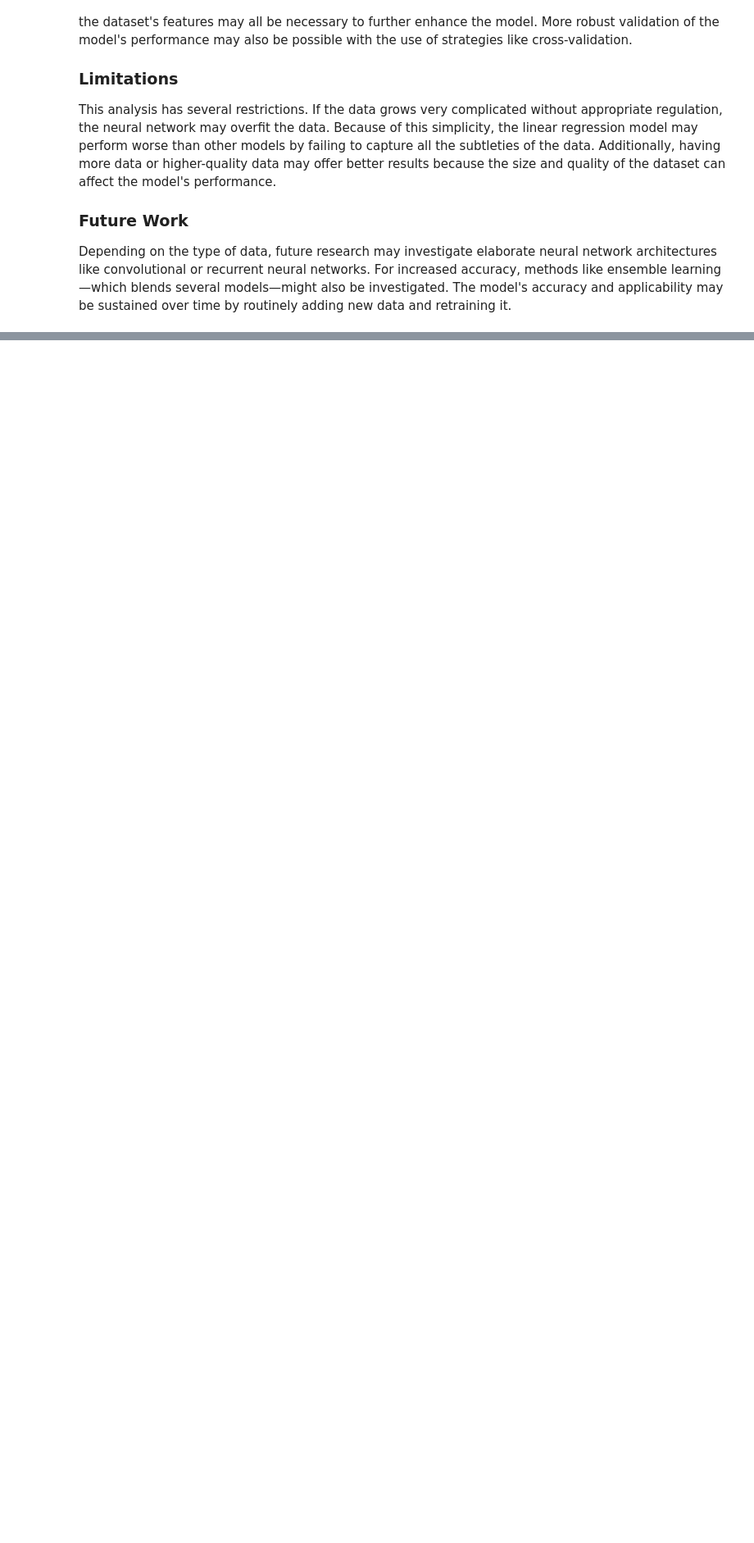
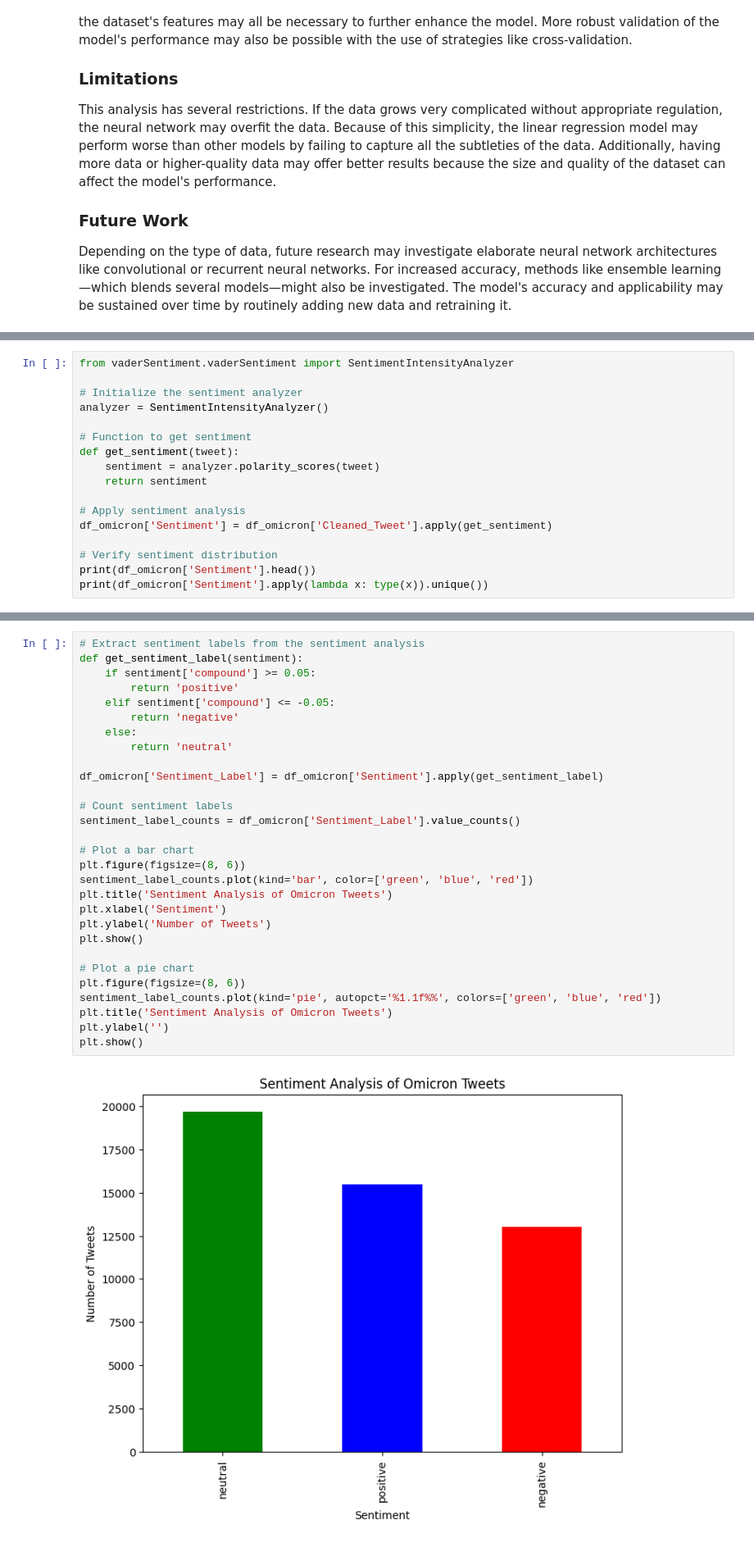
Before and after one commit to neresbernardo/Bernardo_Neres_ML_CA2, a Jupyter notebook: Bernardo_Neres_ML_CA2.ipynb, the cells around one changed output, grey strips where cells are left out. Shown at 82% size. Saved outputs shown, nothing was run; the diff lists cells and outputs as text; blank space fills up the shorter version.

```diff
--- a/Bernardo_Neres_ML_CA2.ipynb
+++ b/Bernardo_Neres_ML_CA2.ipynb
@@ -353,0 +439,17 @@ Depending on the type of data, future research may investigate elaborate neural
+# %%
+from vaderSentiment.vaderSentiment import SentimentIntensityAnalyzer
+
+# Initialize the sentiment analyzer
+analyzer = SentimentIntensityAnalyzer()
+
+# Function to get sentiment
+def get_sentiment(tweet):
+    sentiment = analyzer.polarity_scores(tweet)
+    return sentiment
+
+# Apply sentiment analysis
+df_omicron['Sentiment'] = df_omicron['Cleaned_Tweet'].apply(get_sentiment)
+
+# Verify sentiment distribution
+print(df_omicron['Sentiment'].head())
+print(df_omicron['Sentiment'].apply(lambda x: type(x)).unique())
@@ -353,0 +468,31 @@ Depending on the type of data, future research may investigate elaborate neural
+# %%
+# Extract sentiment labels from the sentiment analysis
+def get_sentiment_label(sentiment):
+    if sentiment['compound'] >= 0.05:
+        return 'positive'
+    elif sentiment['compound'] <= -0.05:
+        return 'negative'
+    else:
+        return 'neutral'
+
+df_omicron['Sentiment_Label'] = df_omicron['Sentiment'].apply(get_sentiment_label)
+
+# Count sentiment labels
+sentiment_label_counts = df_omicron['Sentiment_Label'].value_counts()
+
+# Plot a bar chart
+plt.figure(figsize=(8, 6))
+sentiment_label_counts.plot(kind='bar', color=['green', 'blue', 'red'])
+plt.title('Sentiment Analysis of Omicron Tweets')
+plt.xlabel('Sentiment')
+plt.ylabel('Number of Tweets')
+plt.show()
+
+# Plot a pie chart
+plt.figure(figsize=(8, 6))
+sentiment_label_counts.plot(kind='pie', autopct='%1.1f%%', colors=['green', 'blue', 'red'])
+plt.title('Sentiment Analysis of Omicron Tweets')
+plt.ylabel('')
+plt.show()
+# %% [output]
+[figure, added]
```
Also changed, not shown: parts of 12 cells of this notebook.
